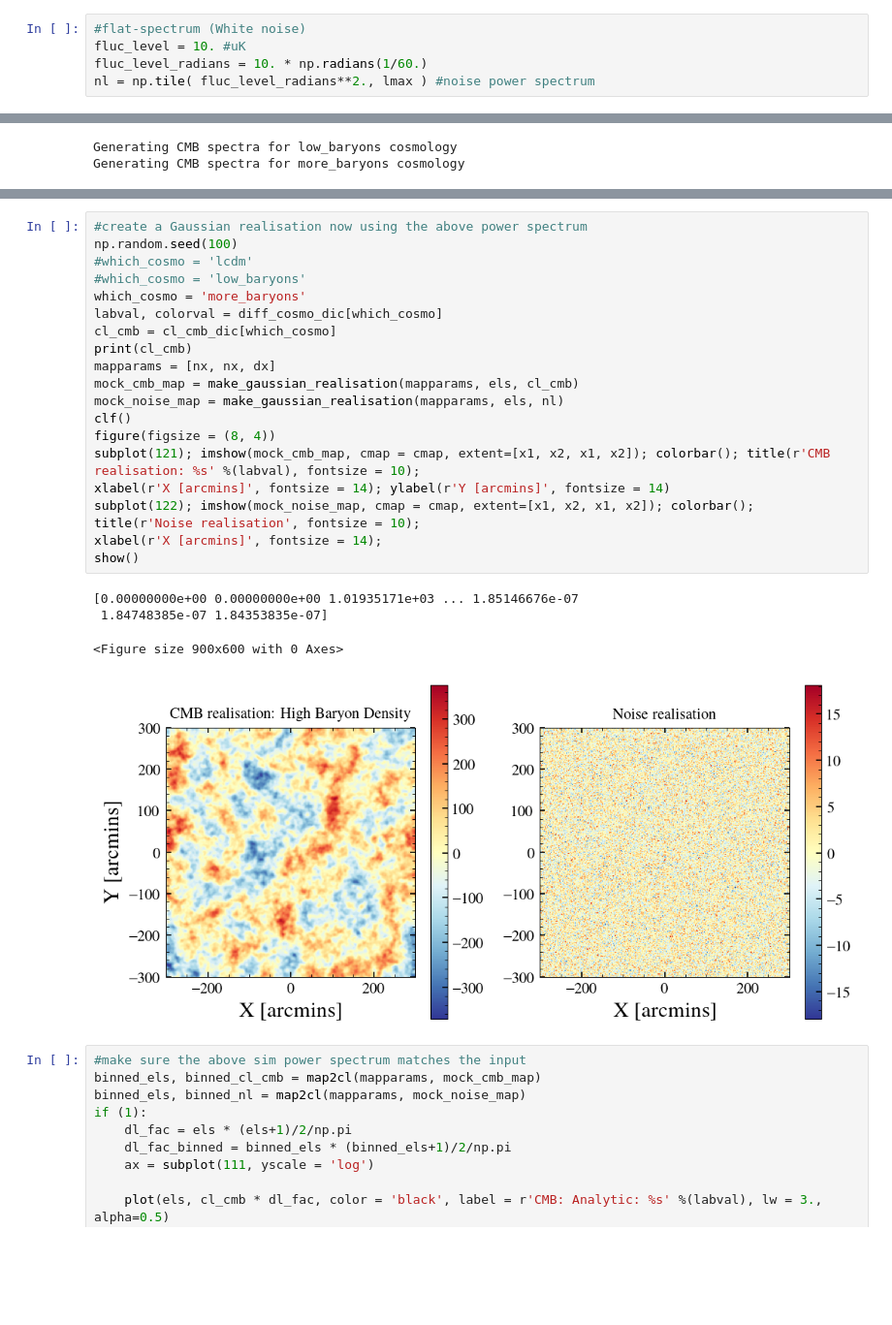
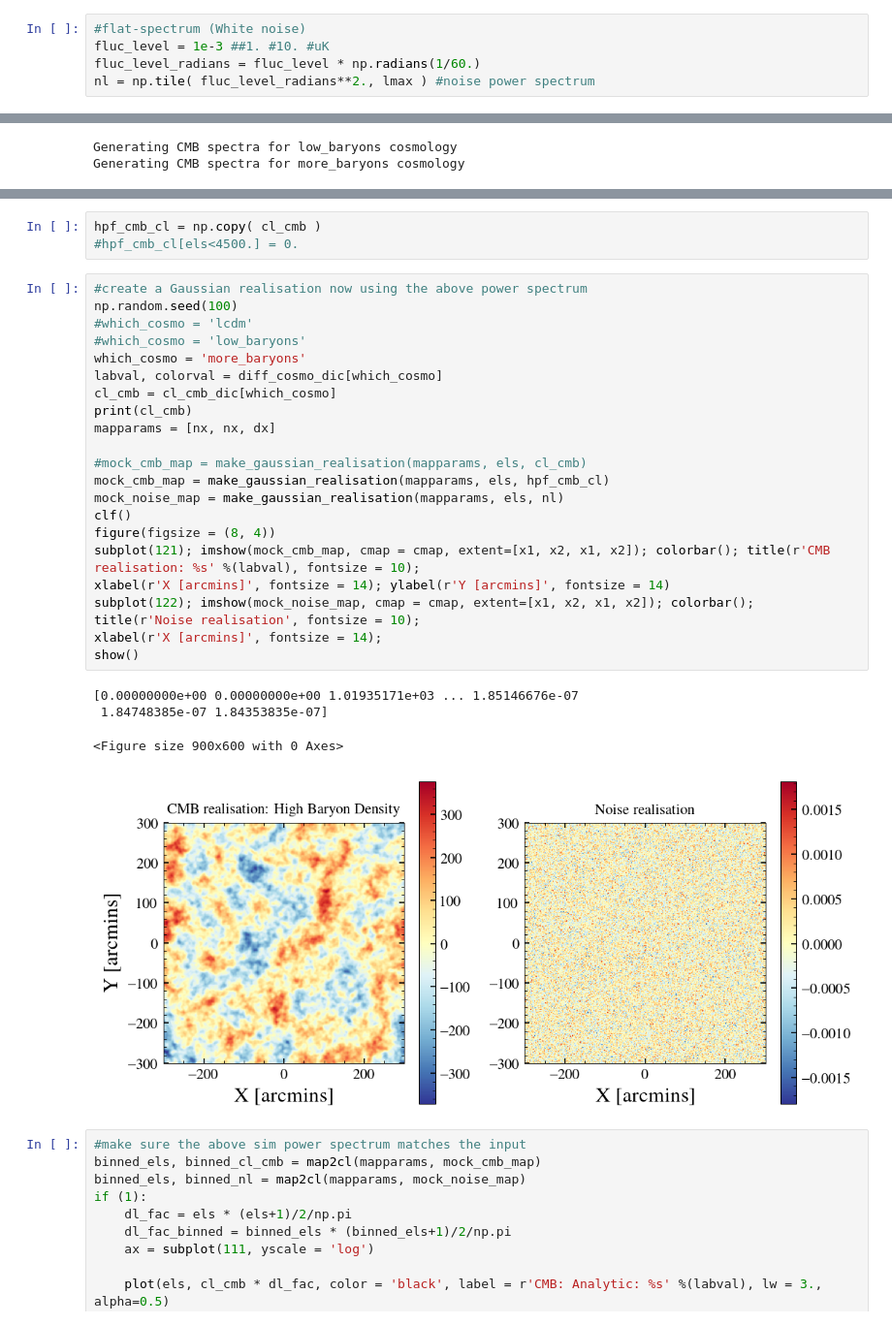
Before and after one commit to sriniraghunathan/cosmology_school, a Jupyter notebook: make_mock_sky.ipynb, the cells around one changed output, grey strips where cells are left out. Shown: that part at 97% size. Saved outputs shown, nothing was run; the diff lists cells and outputs as text; blank space fills up the shorter version.

```diff
--- a/make_mock_sky.ipynb
+++ b/make_mock_sky.ipynb
@@ -196,8 +193,8 @@ dec_for_grid = np.linspace(x1,x2, nx)/60.
 ra_grid, dec_grid = np.meshgrid(ra_for_grid,dec_for_grid)
 # %%
 #flat-spectrum (White noise)
-fluc_level = 10. #uK
-fluc_level_radians = 10. * np.radians(1/60.)
+fluc_level = 1e-3 ##1. #10. #uK
+fluc_level_radians = fluc_level * np.radians(1/60.)
 nl = np.tile( fluc_level_radians**2., lmax ) #noise power spectrum
 # %%
 #get CMB power spectrum now using CAMB
@@ -283,27 +280,32 @@ show()
+# %%
+hpf_cmb_cl = np.copy( cl_cmb )
+#hpf_cmb_cl[els<4500.] = 0.
 # %%
 #create a Gaussian realisation now using the above power spectrum
 np.random.seed(100)
 #which_cosmo = 'lcdm'
 #which_cosmo = 'low_baryons'
 which_cosmo = 'more_baryons'
 labval, colorval = diff_cosmo_dic[which_cosmo]
 cl_cmb = cl_cmb_dic[which_cosmo]
 print(cl_cmb)
 mapparams = [nx, nx, dx]
-mock_cmb_map = make_gaussian_realisation(mapparams, els, cl_cmb)
+
+#mock_cmb_map = make_gaussian_realisation(mapparams, els, cl_cmb)
+mock_cmb_map = make_gaussian_realisation(mapparams, els, hpf_cmb_cl)
 mock_noise_map = make_gaussian_realisation(mapparams, els, nl)
 clf()
 figure(figsize = (8, 4))
 subplot(121); imshow(mock_cmb_map, cmap = cmap, extent=[x1, x2, x1, x2]); colorbar(); title(r'CMB realisation: %s' %(labval), fontsize = 10);
 xlabel(r'X [arcmins]', fontsize = 14); ylabel(r'Y [arcmins]', fontsize = 14)
 subplot(122); imshow(mock_noise_map, cmap = cmap, extent=[x1, x2, x1, x2]); colorbar(); title(r'Noise realisation', fontsize = 10);
 xlabel(r'X [arcmins]', fontsize = 14);
 show()
 # %% [output]
 [0.00000000e+00 0.00000000e+00 1.01935171e+03 ... 1.85146676e-07
  1.84748385e-07 1.84353835e-07]
 <Figure size 900x600 with 0 Axes>
-[figure, old version]
+[figure, new version]
 # %%
 #make sure the above sim power spectrum matches the input
 binned_els, binned_cl_cmb = map2cl(mapparams, mock_cmb_map)
```
Also changed, not shown: parts of 2 cells of this notebook.
